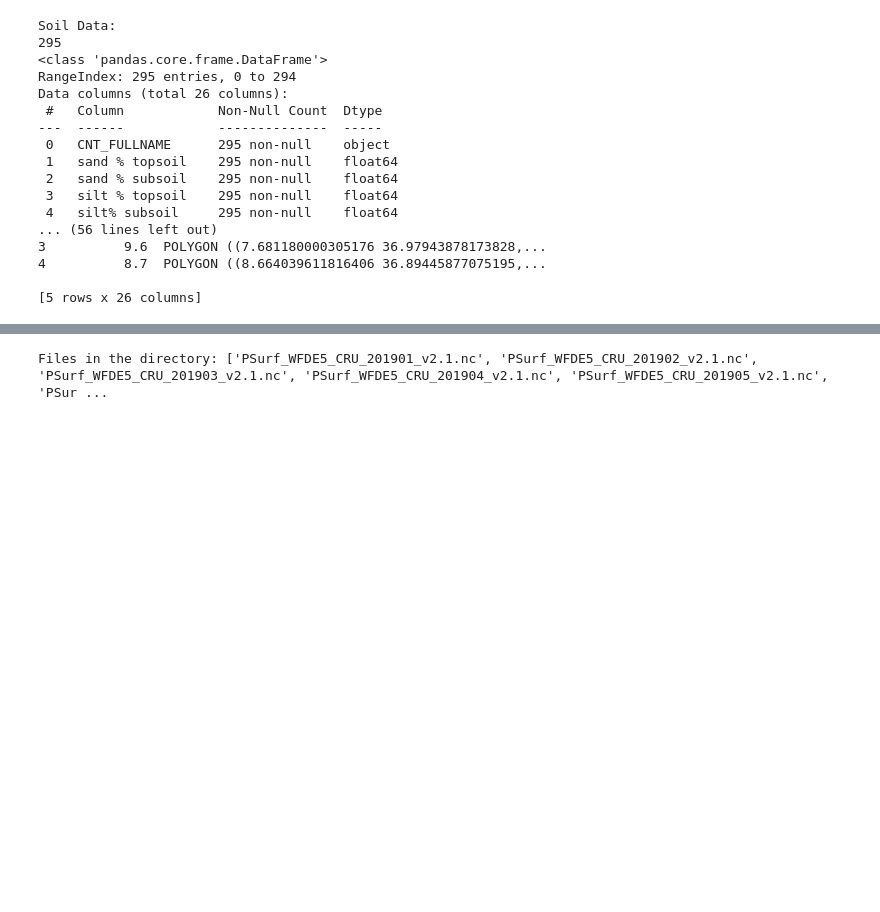
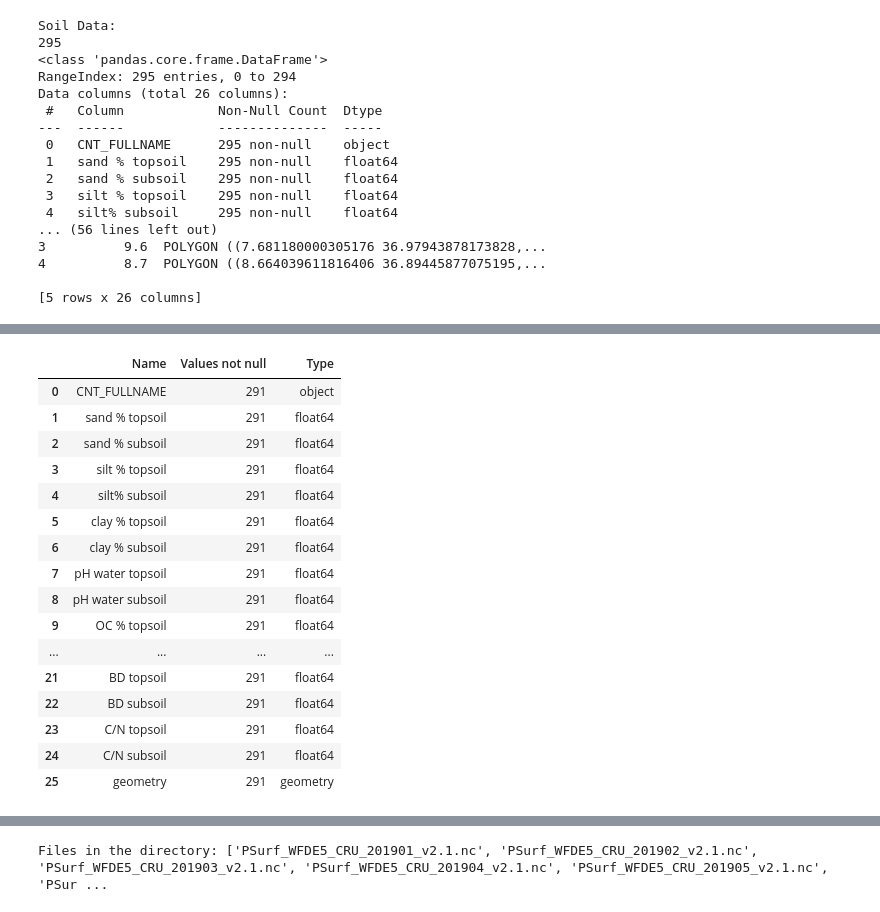
Before and after one commit to rahilGhamraci/Data-Mining-Project, a Jupyter notebook: part 1.ipynb, the cells around one changed output, grey strips where cells are left out. Drawn from its saved outputs; the diff is of its cells as text; code cells hidden in the pictures; blank space fills up the shorter version.

```diff
--- a/part 1.ipynb
+++ b/part 1.ipynb
@@ -117,3 +127,26 @@ Total rows in soil dataset: 291
+# %%
+colonnes_description = []
+for d in soil_gdf:
+    colonnes_description.append([d, soil_gdf[d].count(), str(soil_gdf.dtypes[d])])
+pd.DataFrame(colonnes_description, columns = ["Name","Values not null","Type"])
+# %% [output]
+|  | Name | Values not null | Type |
+| 0 | CNT_FULLNAME | 291 | object |
+| 1 | sand % topsoil | 291 | float64 |
+| 2 | sand % subsoil | 291 | float64 |
+| 3 | silt % topsoil | 291 | float64 |
+| 4 | silt% subsoil | 291 | float64 |
+| 5 | clay % topsoil | 291 | float64 |
+| 6 | clay % subsoil | 291 | float64 |
+| 7 | pH water topsoil | 291 | float64 |
+| 8 | pH water subsoil | 291 | float64 |
+| 9 | OC % topsoil | 291 | float64 |
+| ... | ... | ... | ... |
+| 21 | BD topsoil | 291 | float64 |
+| 22 | BD subsoil | 291 | float64 |
+| 23 | C/N topsoil | 291 | float64 |
+| 24 | C/N subsoil | 291 | float64 |
+| 25 | geometry | 291 | geometry |
 # %%
 import matplotlib.pyplot as plt
 
```
Also changed, not shown: parts of 111 cells of this notebook.
